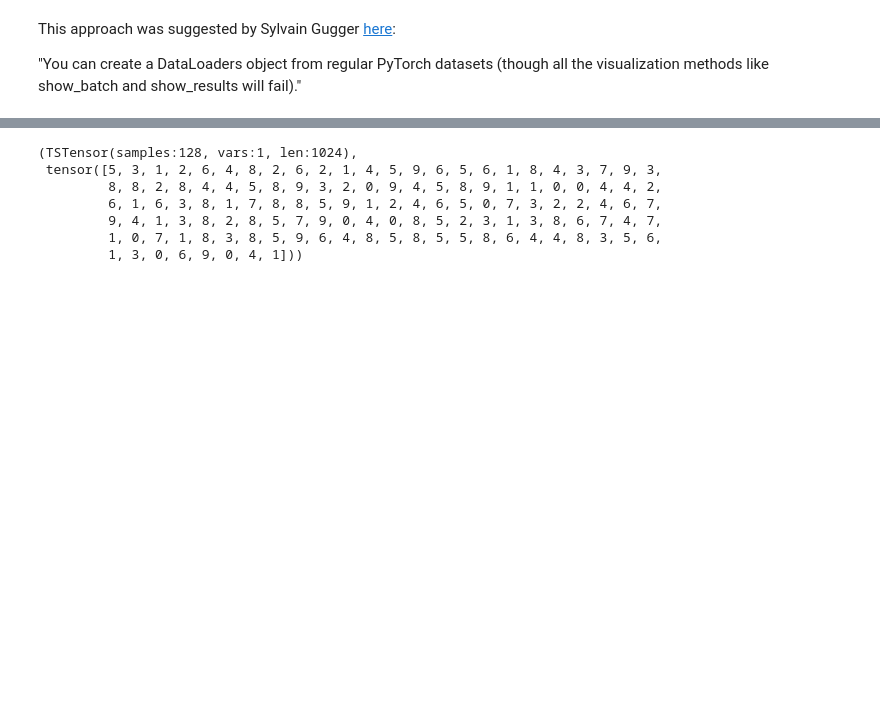
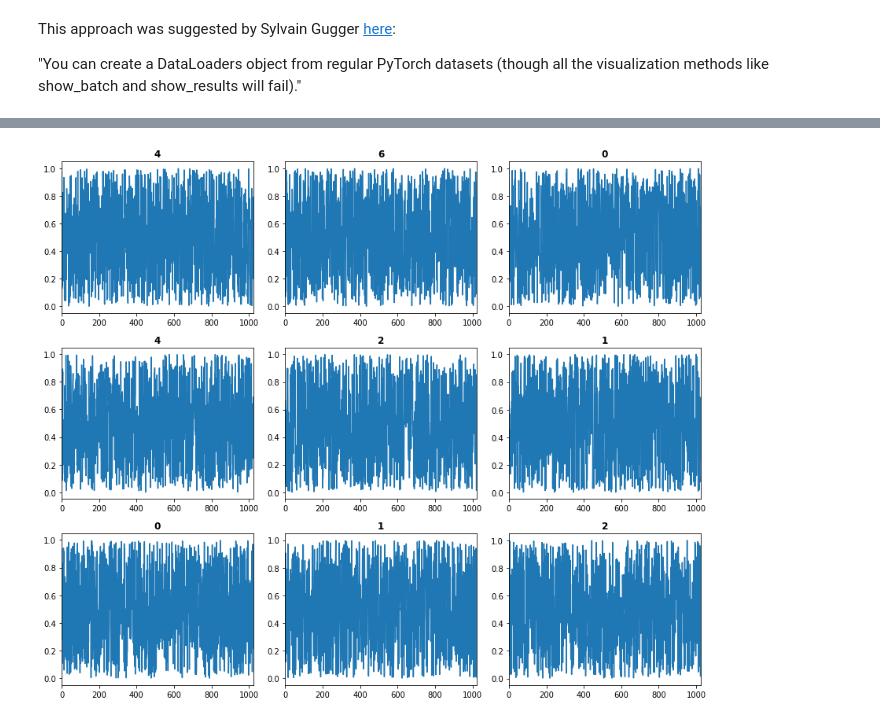
Before and after one commit to timeseriesAI/timeseriesAI2, a Jupyter notebook: tutorial_nbs/02_DataLoaders_benchmark_WORK_IN_PROGRESS.ipynb, the cells around one changed output, grey strips where cells are left out. Drawn from its saved outputs; the diff is of its cells as text; code cells hidden in the pictures; blank space fills up the shorter version.

```diff
--- a/tutorial_nbs/02_DataLoaders_benchmark_WORK_IN_PROGRESS.ipynb
+++ b/tutorial_nbs/02_DataLoaders_benchmark_WORK_IN_PROGRESS.ipynb
@@ -453,0 +555,17 @@ RuntimeError: DataLoader worker (pid 5995) is killed by signal: Unknown signal:
+# %%
+x_ = X_1000_1_1024_on_disk
+y_ = y_1000
+
+train_ds = TSDataset(x_, y_, y_class=IntTensor)
+train_dl = DataLoader(train_ds, bs=128, shuffle=True, drop_last=True)
+
+x_ = X_8236_1_1024_on_disk
+y_ = y_8236
+
+valid_ds = TSDataset(x_, y_, y_class=IntTensor)
+valid_dl = DataLoader(valid_ds, bs=128)
+
+dls   = TSDataLoaders(train_dl, valid_dl)
+xb,yb = next(iter(dls.valid))
+print(f'shape: {str(x_.shape):20}   numel: {len(x_.ravel()):12,}   bs: {len(xb)}')
+%timeit cycle_dl(dls.valid)
@@ -454,10 +575,4 @@ RuntimeError: DataLoader worker (pid 5995) is killed by signal: Unknown signal:
 # %%
-dls.one_batch()
+dls.show_batch()
 # %% [output]
-(TSTensor(samples:128, vars:1, len:1024),
- tensor([5, 3, 1, 2, 6, 4, 8, 2, 6, 2, 1, 4, 5, 9, 6, 5, 6, 1, 8, 4, 3, 7, 9, 3,
-         8, 8, 2, 8, 4, 4, 5, 8, 9, 3, 2, 0, 9, 4, 5, 8, 9, 1, 1, 0, 0, 4, 4, 2,
-         6, 1, 6, 3, 8, 1, 7, 8, 8, 5, 9, 1, 2, 4, 6, 5, 0, 7, 3, 2, 2, 4, 6, 7,
-         9, 4, 1, 3, 8, 2, 8, 5, 7, 9, 0, 4, 0, 8, 5, 2, 3, 1, 3, 8, 6, 7, 4, 7,
-         1, 0, 7, 1, 8, 3, 8, 5, 9, 6, 4, 8, 5, 8, 5, 5, 8, 6, 4, 4, 8, 3, 5, 6,
-         1, 3, 0, 6, 9, 0, 4, 1]))
+[figure, added]
```
Also changed, not shown: parts of 23 cells of this notebook.
